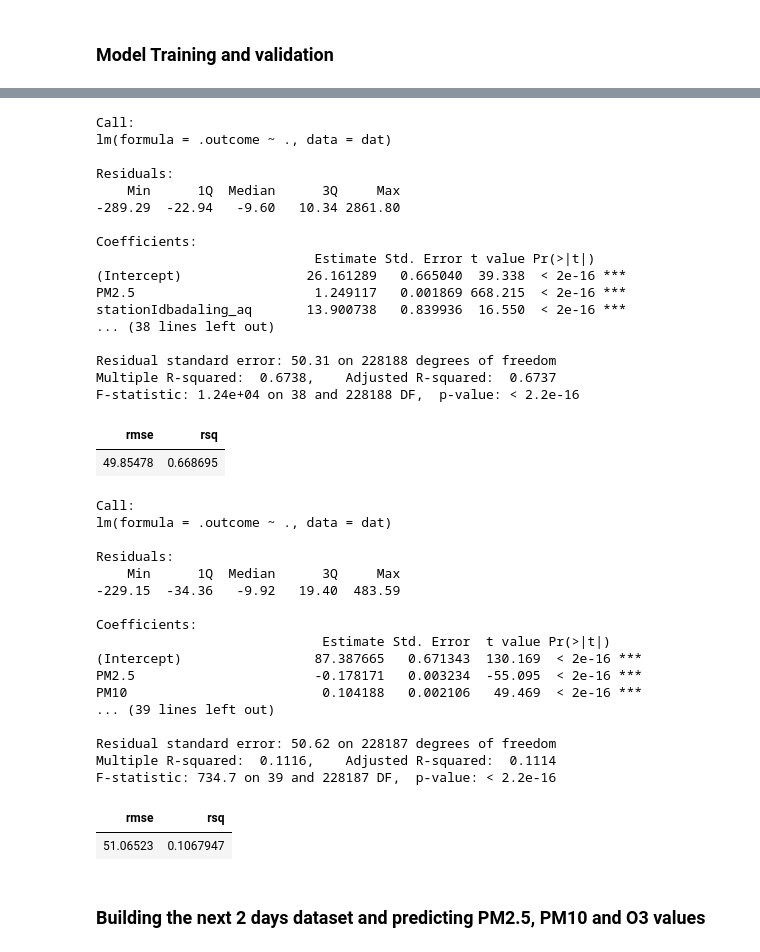
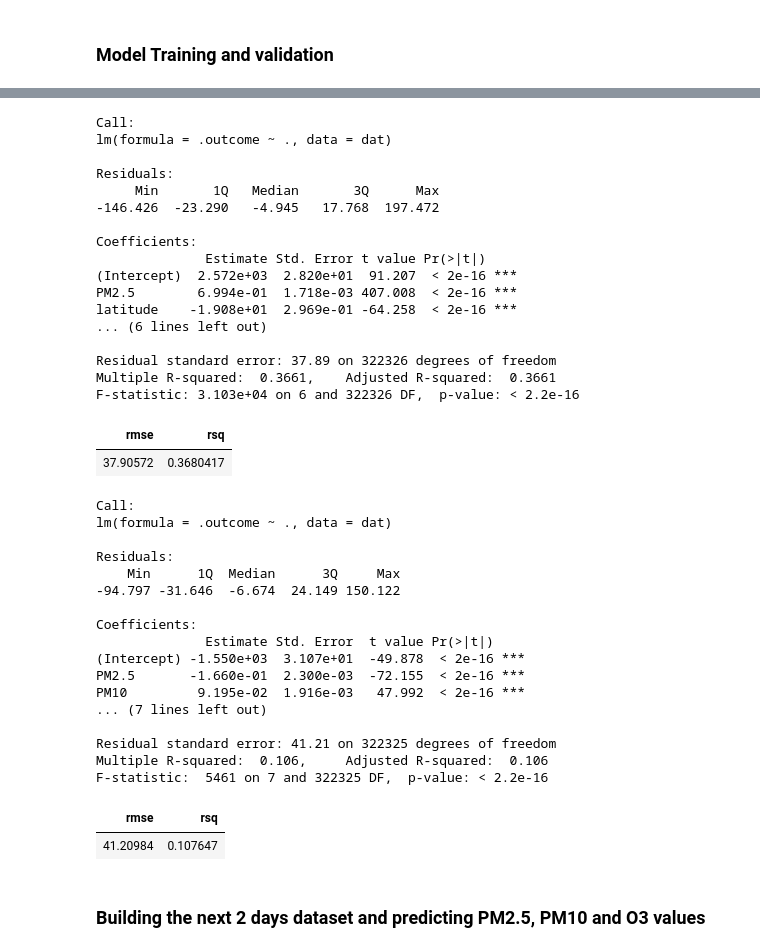
Before and after one commit to KelseyFertakis/DS420_Factoria, a Jupyter notebook: VM_Beijing_Submission.ipynb, the cells around one changed output, grey strips where cells are left out. Drawn from its saved outputs; the diff is of its cells as text; code cells hidden in the pictures.

```diff
--- a/VM_Beijing_Submission.ipynb
+++ b/VM_Beijing_Submission.ipynb
@@ -277,0 +449,2 @@ summary(bj_aq_gm_combined_data_final)
+# %%
+bj_aq_gm_combined_data <- merge(bj_aq_gm_combined_data,bj_lat_long_data, by = "stationId")
@@ -282,9 +497,9 @@ set.seed(7821)
 # %%
 # Training and test data set partition
-sample_size <- floor(0.8 * nrow(bj_aq_gm_combined_data_final))
-train_index <- sample(seq_len(nrow(bj_aq_gm_combined_data_final)), size = sample_size)
-train_bj <- bj_aq_gm_combined_data_final[train_index, ]
-test_bj <- bj_aq_gm_combined_data_final[-train_index, ]
+sample_size <- floor(0.8 * nrow(bj_aq_gm_combined_data))
+train_index <- sample(seq_len(nrow(bj_aq_gm_combined_data)), size = sample_size)
+train_bj <- bj_aq_gm_combined_data[train_index, ]
+test_bj <- bj_aq_gm_combined_data[-train_index, ]
 # %%
 str(train_bj)
 str(test_bj)
@@ -309,6 +524,6 @@ str(test_bj)
 # %%
 # Predicting PM2.5 using stationId, hour, month and weekend variables
-PM2.5_bj_formula <- as.formula("PM2.5 ~ stationId + hour + month + weekend")
+PM2.5_bj_formula <- as.formula("PM2.5 ~ latitude + longitude + hour + month + weekend")
 PM2.5_bj_model <- train(PM2.5_bj_formula, data = train_bj, method = "lm" )
 summary(PM2.5_bj_model)
 test_bj$PM2.5_pred <- predict(PM2.5_bj_model, test_bj)
@@ -336,6 +551,6 @@ F-statistic: 194.8 on 37 and 228189 DF,  p-value: < 2.2e-16
 # %%
 # Predicting PM10 using stationId, hour, month, weekend variables along with previously predicted PM2.5
-PM10_bj_formula <- as.formula("PM10 ~ PM2.5 + stationId + hour + month + weekend")
+PM10_bj_formula <- as.formula("PM10 ~ PM2.5 + latitude + longitude + hour + month + weekend")
 PM10_bj_model <- train(PM10_bj_formula, data = train_bj, method = "lm" )
 summary(PM10_bj_model)
 test_bj$PM10_pred <- predict(PM10_bj_model, test_bj)
@@ -345,45 +560,45 @@ Call:
 lm(formula = .outcome ~ ., data = dat)
 
 Residuals:
-    Min      1Q  Median      3Q     Max
--289.29  -22.94   -9.60   10.34 2861.80
+     Min       1Q   Median       3Q      Max
+-146.426  -23.290   -4.945   17.768  197.472
 
 Coefficients:
-                            Estimate Std. Error t value Pr(>|t|)
-(Intercept)                26.161289   0.665040  39.338  < 2e-16 ***
-PM2.5                       1.249117   0.001869 668.215  < 2e-16 ***
-stationIdbadaling_aq       13.900738   0.839936  16.550  < 2e-16 ***
-... (38 lines left out)
+              Estimate Std. Error t value Pr(>|t|)
+(Intercept)  2.572e+03  2.820e+01  91.207  < 2e-16 ***
+PM2.5        6.994e-01  1.718e-03 407.008  < 2e-16 ***
+latitude    -1.908e+01  2.969e-01 -64.258  < 2e-16 ***
+... (6 lines left out)
 
-Residual standard error: 50.31 on 228188 degrees of freedom
-Multiple R-squared:  0.6738,    Adjusted R-squared:  0.6737
-F-statistic: 1.24e+04 on 38 and 228188 DF,  p-value: < 2.2e-16
+Residual standard error: 37.89 on 322326 degrees of freedom
+Multiple R-squared:  0.3661,    Adjusted R-squared:  0.3661
+F-statistic: 3.103e+04 on 6 and 322326 DF,  p-value: < 2.2e-16
 | rmse | rsq |
-| 49.85478 | 0.668695 |
+| 37.90572 | 0.3680417 |
 # %%
 # Predicting O3 using stationId, hour, month, weekend variables along with previously predicted PM2.5, PM10 and O3 variables
-O3_bj_formula <- as.formula("O3 ~ PM2.5 + PM10 + stationId + hour + month + weekend")
+O3_bj_formula <- as.formula("O3 ~ PM2.5 + PM10 + latitude + longitude + hour + month + weekend")
 O3_bj_model <- train(O3_bj_formula, data = train_bj, method = "lm" )
 summary(O3_bj_model)
 test_bj$O3_pred <- predict(O3_bj_model, test_bj)
 metrics(test_bj, truth = O3, estimate = O3_pred)
 # %% [output]
 Call:
 lm(formula = .outcome ~ ., data = dat)
 
 Residuals:
     Min      1Q  Median      3Q     Max
--229.15  -34.36   -9.92   19.40  483.59
+-94.797 -31.646  -6.674  24.149 150.122
 
 Coefficients:
-                             Estimate Std. Error  t value Pr(>|t|)
-(Intercept)                 87.387665   0.671343  130.169  < 2e-16 ***
-PM2.5                       -0.178171   0.003234  -55.095  < 2e-16 ***
-PM10                         0.104188   0.002106   49.469  < 2e-16 ***
-... (39 lines left out)
+              Estimate Std. Error  t value Pr(>|t|)
+(Intercept) -1.550e+03  3.107e+01  -49.878  < 2e-16 ***
+PM2.5       -1.660e-01  2.300e-03  -72.155  < 2e-16 ***
+PM10         9.195e-02  1.916e-03   47.992  < 2e-16 ***
+... (7 lines left out)
 
-Residual standard error: 50.62 on 228187 degrees of freedom
-Multiple R-squared:  0.1116,    Adjusted R-squared:  0.1114
-F-statistic: 734.7 on 39 and 228187 DF,  p-value: < 2.2e-16
+Residual standard error: 41.21 on 322325 degrees of freedom
+Multiple R-squared:  0.106,     Adjusted R-squared:  0.106
+F-statistic:  5461 on 7 and 322325 DF,  p-value: < 2.2e-16
 | rmse | rsq |
-| 51.06523 | 0.1067947 |
+| 41.20984 | 0.107647 |
```
Also changed, not shown: parts of 31 cells of this notebook.
